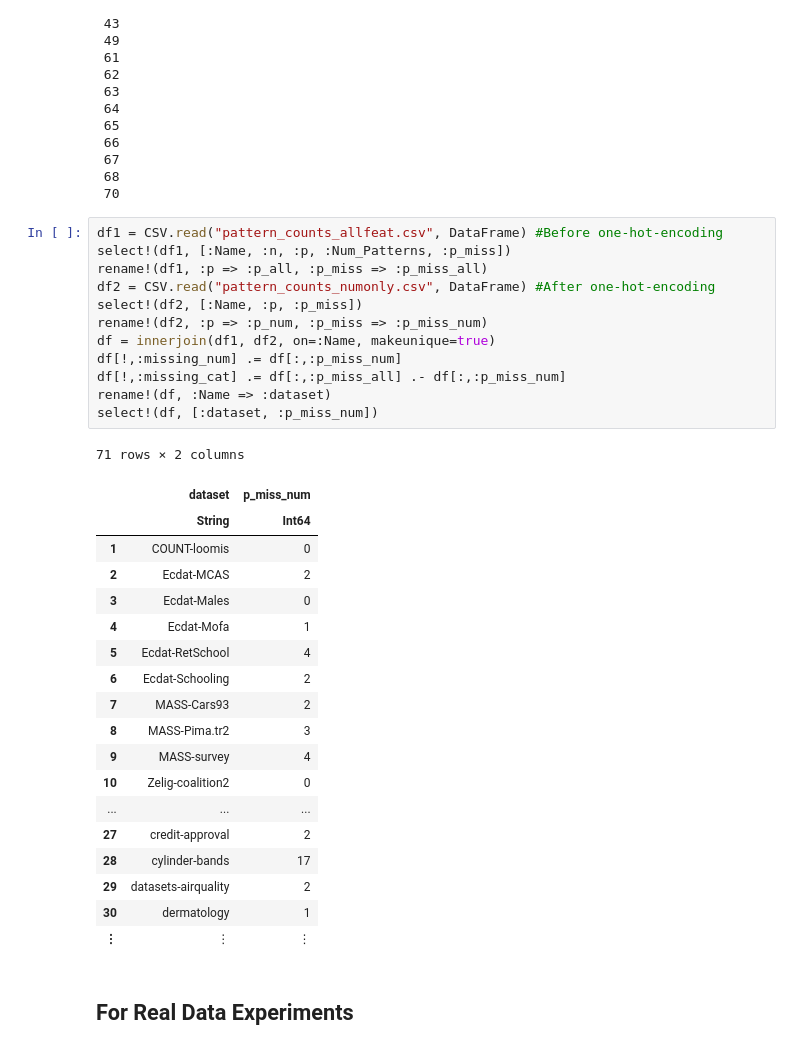
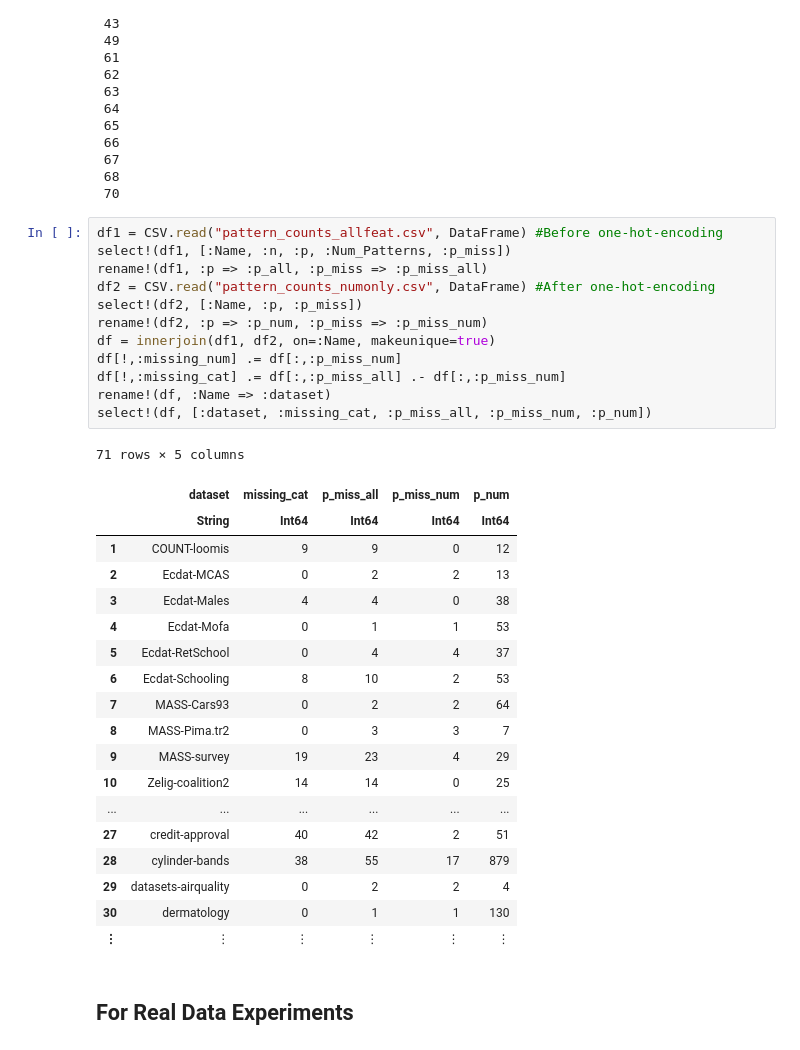
Before and after one commit to adelarue/PMD, a Jupyter notebook: results/Compile results together.ipynb, the cells around one changed output. Cells and saved outputs as stored; diff of their text form.

```diff
--- a/results/Compile results together.ipynb
+++ b/results/Compile results together.ipynb
@@ -187,35 +185,35 @@ end
 # %%
 df1 = CSV.read("pattern_counts_allfeat.csv", DataFrame) #Before one-hot-encoding
 select!(df1, [:Name, :n, :p, :Num_Patterns, :p_miss])
 rename!(df1, :p => :p_all, :p_miss => :p_miss_all)
 df2 = CSV.read("pattern_counts_numonly.csv", DataFrame) #After one-hot-encoding
 select!(df2, [:Name, :p, :p_miss])
 rename!(df2, :p => :p_num, :p_miss => :p_miss_num)
 df = innerjoin(df1, df2, on=:Name, makeunique=true)
 df[!,:missing_num] .= df[:,:p_miss_num]
 df[!,:missing_cat] .= df[:,:p_miss_all] .- df[:,:p_miss_num]
 rename!(df, :Name => :dataset)
-select!(df, [:dataset, :p_miss_num])
+select!(df, [:dataset, :missing_cat, :p_miss_all, :p_miss_num, :p_num])
 # %% [output]
-71 rows × 2 columns
+71 rows × 5 columns
-|  | dataset | p_miss_num |
-|  | String | Int64 |
-| 1 | COUNT-loomis | 0 |
-| 2 | Ecdat-MCAS | 2 |
-| 3 | Ecdat-Males | 0 |
-| 4 | Ecdat-Mofa | 1 |
-| 5 | Ecdat-RetSchool | 4 |
-| 6 | Ecdat-Schooling | 2 |
-| 7 | MASS-Cars93 | 2 |
-| 8 | MASS-Pima.tr2 | 3 |
-| 9 | MASS-survey | 4 |
-| 10 | Zelig-coalition2 | 0 |
-| ... | ... | ... |
-| 27 | credit-approval | 2 |
-| 28 | cylinder-bands | 17 |
-| 29 | datasets-airquality | 2 |
-| 30 | dermatology | 1 |
-| ⋮ | ⋮ | ⋮ |
+|  | dataset | missing_cat | p_miss_all | p_miss_num | p_num |
+|  | String | Int64 | Int64 | Int64 | Int64 |
+| 1 | COUNT-loomis | 9 | 9 | 0 | 12 |
+| 2 | Ecdat-MCAS | 0 | 2 | 2 | 13 |
+| 3 | Ecdat-Males | 4 | 4 | 0 | 38 |
+| 4 | Ecdat-Mofa | 0 | 1 | 1 | 53 |
+| 5 | Ecdat-RetSchool | 0 | 4 | 4 | 37 |
+| 6 | Ecdat-Schooling | 8 | 10 | 2 | 53 |
+| 7 | MASS-Cars93 | 0 | 2 | 2 | 64 |
+| 8 | MASS-Pima.tr2 | 0 | 3 | 3 | 7 |
+| 9 | MASS-survey | 19 | 23 | 4 | 29 |
+| 10 | Zelig-coalition2 | 14 | 14 | 0 | 25 |
+| ... | ... | ... | ... | ... | ... |
+| 27 | credit-approval | 40 | 42 | 2 | 51 |
+| 28 | cylinder-bands | 38 | 55 | 17 | 879 |
+| 29 | datasets-airquality | 0 | 2 | 2 | 4 |
+| 30 | dermatology | 0 | 1 | 1 | 130 |
+| ⋮ | ⋮ | ⋮ | ⋮ | ⋮ | ⋮ |
 # %% [markdown]
 ## For Real Data Experiments
 # %%
```
Also changed, not shown: parts of 3 cells of this notebook, 2 other files.
